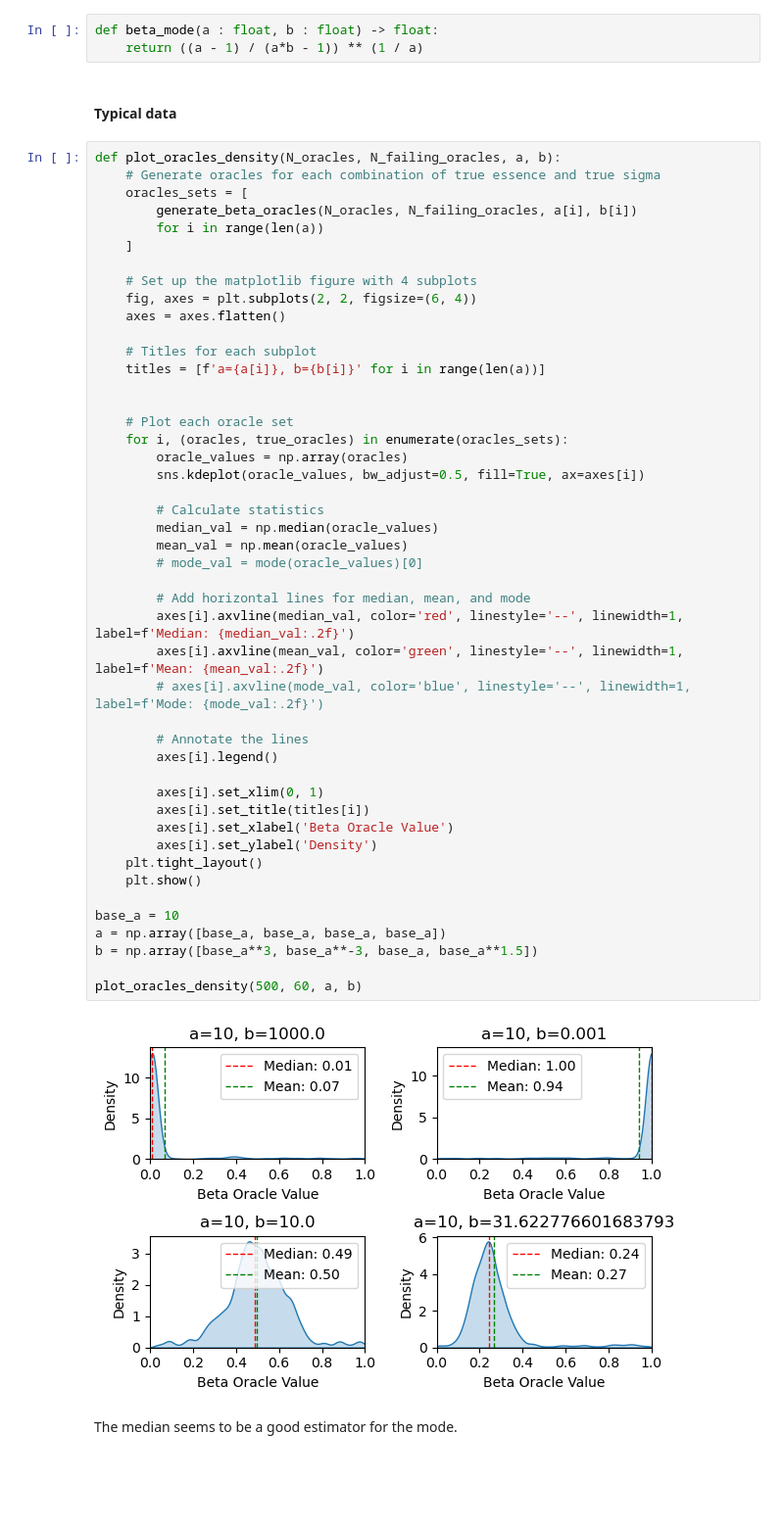
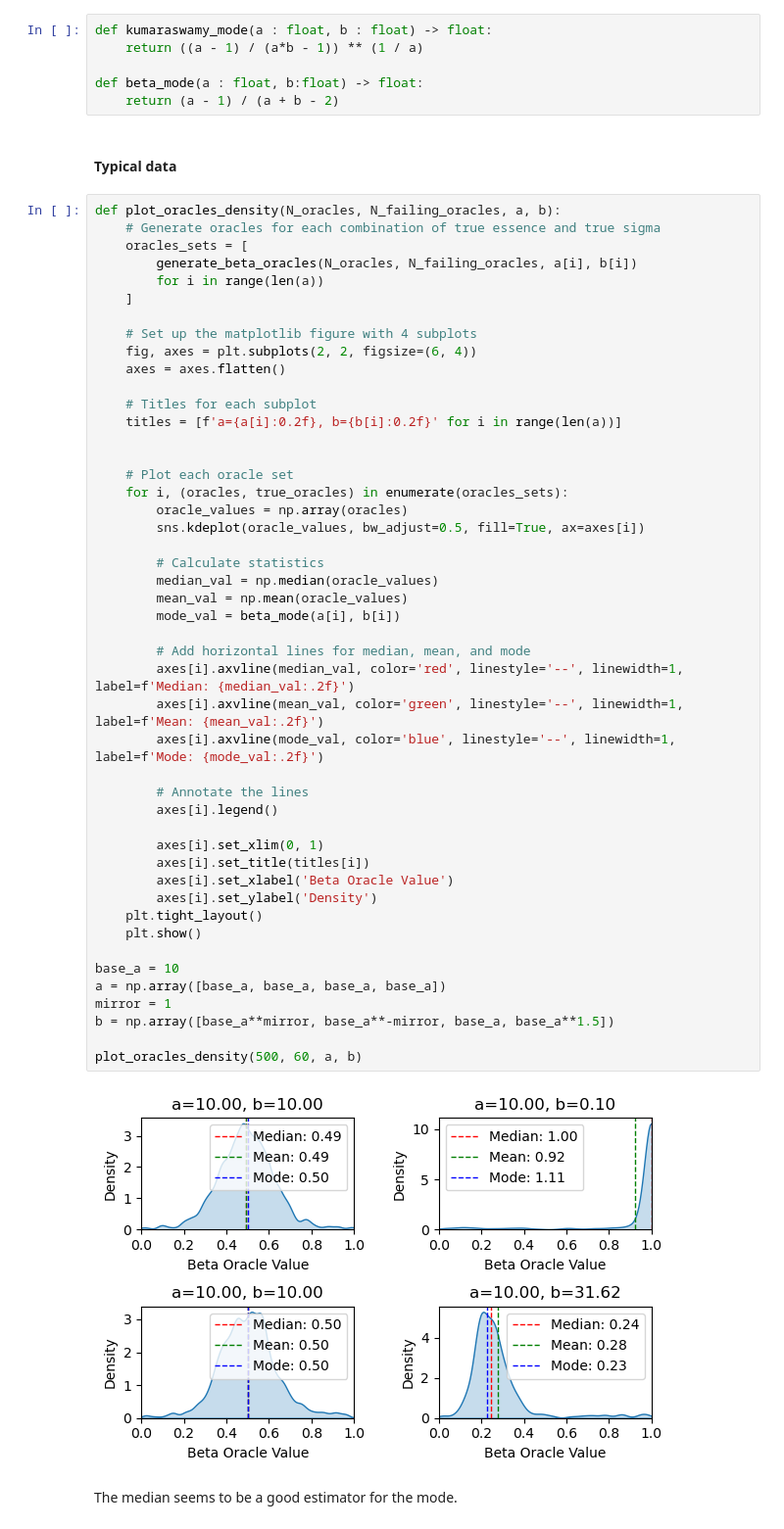
Before and after one commit to Ophiase/Oracle-Consensus, a Jupyter notebook: oracle_contract/drafts/beta_kumaraswamy_algorithm_demo.ipynb, the cells around one changed output. Shown at 98% size. Saved outputs shown, nothing was run; the diff lists cells and outputs as text; blank space fills up the shorter version.

```diff
--- a/oracle_contract/drafts/beta_kumaraswamy_algorithm_demo.ipynb
+++ b/oracle_contract/drafts/beta_kumaraswamy_algorithm_demo.ipynb
@@ -42,8 +42,11 @@ def generate_2d_beta_oracles(N_oracles, N_failing_oracles, a : Tuple[float], b :
 
     return np.array(values), np.array(validity)
 # %%
-def beta_mode(a : float, b : float) -> float:
+def kumaraswamy_mode(a : float, b : float) -> float:
     return ((a - 1) / (a*b - 1)) ** (1 / a)
+
+def beta_mode(a : float, b:float) -> float:
+    return (a - 1) / (a + b - 2)
 # %% [markdown]
 #### Typical data
 # %%
@@ -59,41 +62,42 @@ def plot_oracles_density(N_oracles, N_failing_oracles, a, b):
     axes = axes.flatten()
 
     # Titles for each subplot
-    titles = [f'a={a[i]}, b={b[i]}' for i in range(len(a))]
+    titles = [f'a={a[i]:0.2f}, b={b[i]:0.2f}' for i in range(len(a))]
 
 
     # Plot each oracle set
     for i, (oracles, true_oracles) in enumerate(oracles_sets):
         oracle_values = np.array(oracles)
         sns.kdeplot(oracle_values, bw_adjust=0.5, fill=True, ax=axes[i])
 
         # Calculate statistics
         median_val = np.median(oracle_values)
         mean_val = np.mean(oracle_values)
-        # mode_val = mode(oracle_values)[0]
+        mode_val = beta_mode(a[i], b[i])
 
         # Add horizontal lines for median, mean, and mode
         axes[i].axvline(median_val, color='red', linestyle='--', linewidth=1, label=f'Median: {median_val:.2f}')
         axes[i].axvline(mean_val, color='green', linestyle='--', linewidth=1, label=f'Mean: {mean_val:.2f}')
-        # axes[i].axvline(mode_val, color='blue', linestyle='--', linewidth=1, label=f'Mode: {mode_val:.2f}')
+        axes[i].axvline(mode_val, color='blue', linestyle='--', linewidth=1, label=f'Mode: {mode_val:.2f}')
 
         # Annotate the lines
         axes[i].legend()
 
         axes[i].set_xlim(0, 1)
         axes[i].set_title(titles[i])
         axes[i].set_xlabel('Beta Oracle Value')
         axes[i].set_ylabel('Density')
     plt.tight_layout()
     plt.show()
 
 base_a = 10
 a = np.array([base_a, base_a, base_a, base_a])
-b = np.array([base_a**3, base_a**-3, base_a, base_a**1.5])
+mirror = 1
+b = np.array([base_a**mirror, base_a**-mirror, base_a, base_a**1.5])
 
 plot_oracles_density(500, 60, a, b)
 # %% [output]
-[figure, old version]
+[figure, new version]
 # %% [markdown]
 The median seems to be a good estimator for the mode.
 # %% [markdown]
```
Also changed, not shown: parts of 3 cells of this notebook, 2 other files.
